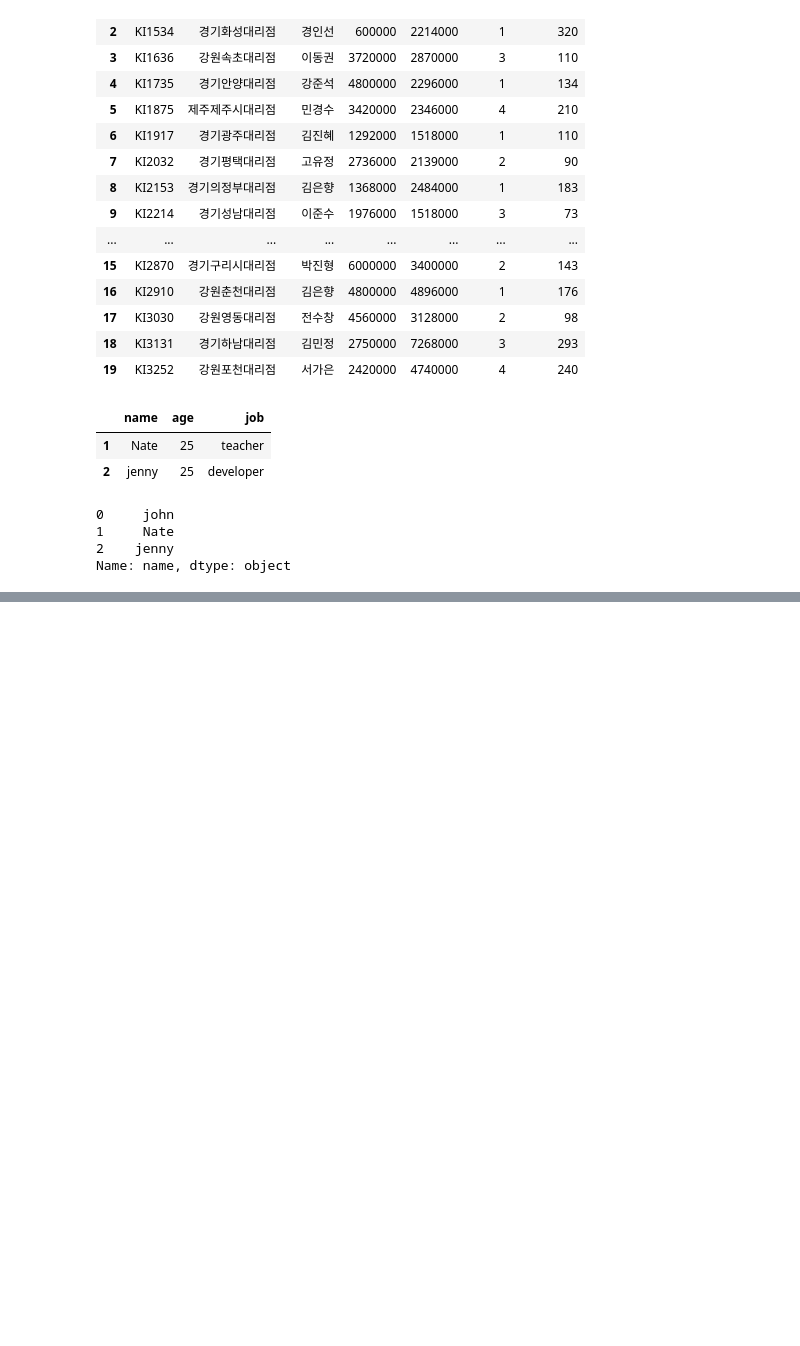
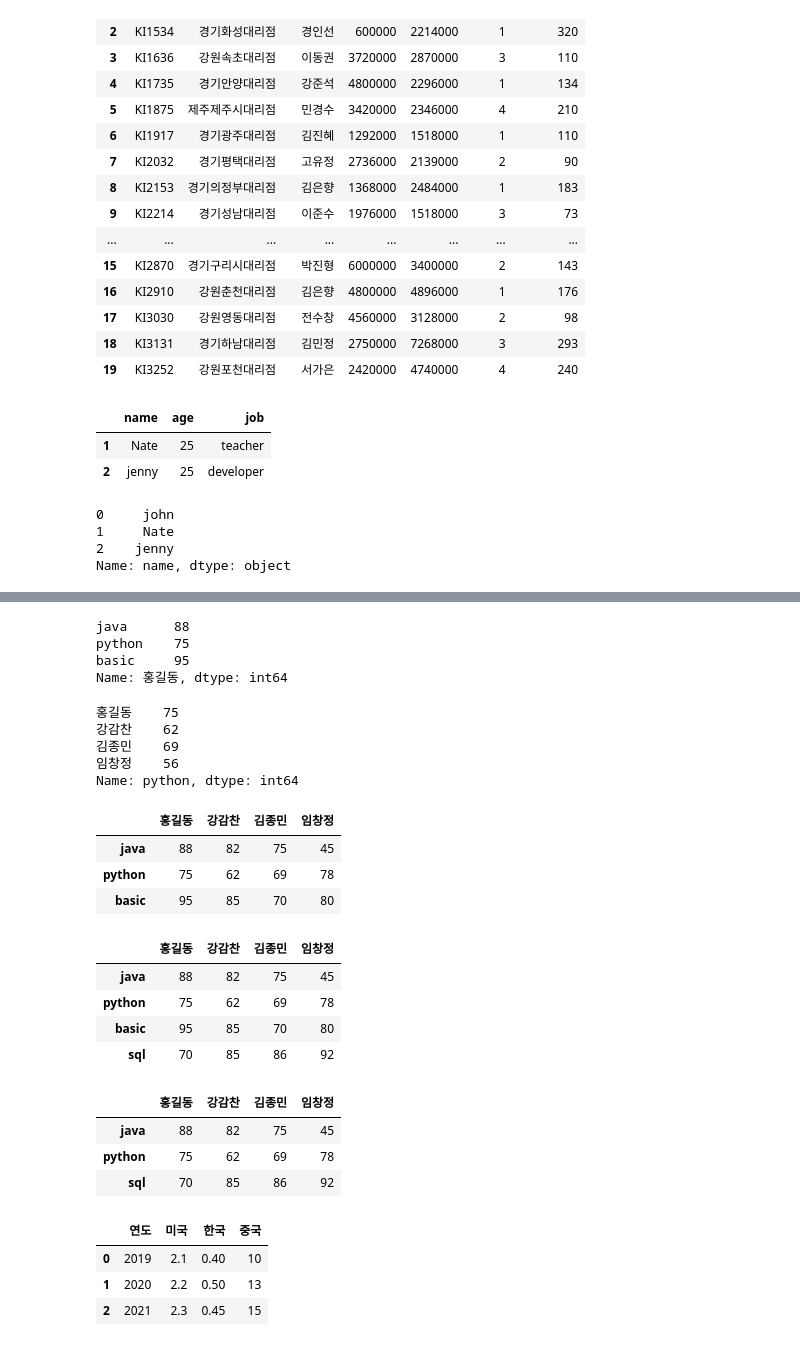
Before and after one commit to youngho0983/PythonSource, a Jupyter notebook: 판다스/DataFrame.ipynb, the cells around one changed output, grey strips where cells are left out. Drawn from its saved outputs; the diff is of its cells as text; code cells hidden in the pictures; blank space fills up the shorter version.

```diff
--- a/판다스/DataFrame.ipynb
+++ b/판다스/DataFrame.ipynb
@@ -142,0 +473,36 @@ Name: name, dtype: object
+# %%
+df =pd.DataFrame(data,index=["java","python","basic"])
+# %%
+df["홍길동"]
+# %% [output]
+java      88
+python    75
+basic     95
+Name: 홍길동, dtype: int64
+# %%
+df.loc["python"]
+# %% [output]
+홍길동    75
+강감찬    62
+김종민    69
+임창정    56
+Name: python, dtype: int64
+# %%
+df.loc["python","임창정"]=78
+# %%
+df
+# %% [output]
+|  | 홍길동 | 강감찬 | 김종민 | 임창정 |
+| java | 88 | 82 | 75 | 45 |
+| python | 75 | 62 | 69 | 78 |
+| basic | 95 | 85 | 70 | 80 |
+# %%
+df.loc["sql"]=[70,85,86,92]
+# %%
+df
+# %% [output]
+|  | 홍길동 | 강감찬 | 김종민 | 임창정 |
+| java | 88 | 82 | 75 | 45 |
+| python | 75 | 62 | 69 | 78 |
+| basic | 95 | 85 | 70 | 80 |
+| sql | 70 | 85 | 86 | 92 |
@@ -142,0 +511,7 @@ Name: name, dtype: object
+# %%
+df
+# %% [output]
+|  | 홍길동 | 강감찬 | 김종민 | 임창정 |
+| java | 88 | 82 | 75 | 45 |
+| python | 75 | 62 | 69 | 78 |
+| sql | 70 | 85 | 86 | 92 |
@@ -142,0 +527,7 @@ Name: name, dtype: object
+# %%
+df
+# %% [output]
+|  | 연도 | 미국 | 한국 | 중국 |
+| 0 | 2019 | 2.1 | 0.40 | 10 |
+| 1 | 2020 | 2.2 | 0.50 | 13 |
+| 2 | 2021 | 2.3 | 0.45 | 15 |
```
Also changed, not shown: parts of 64 cells of this notebook, 3 other files.
